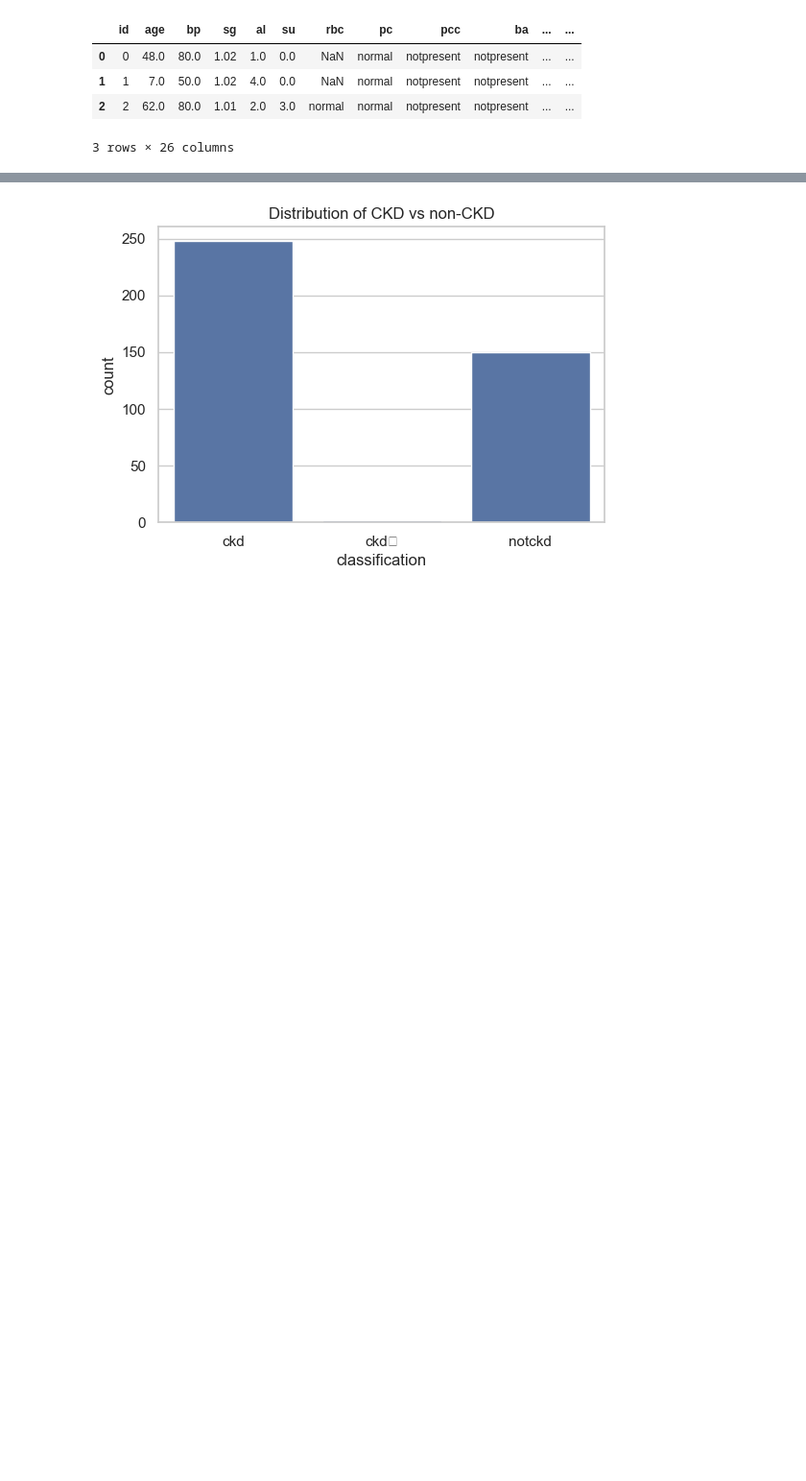
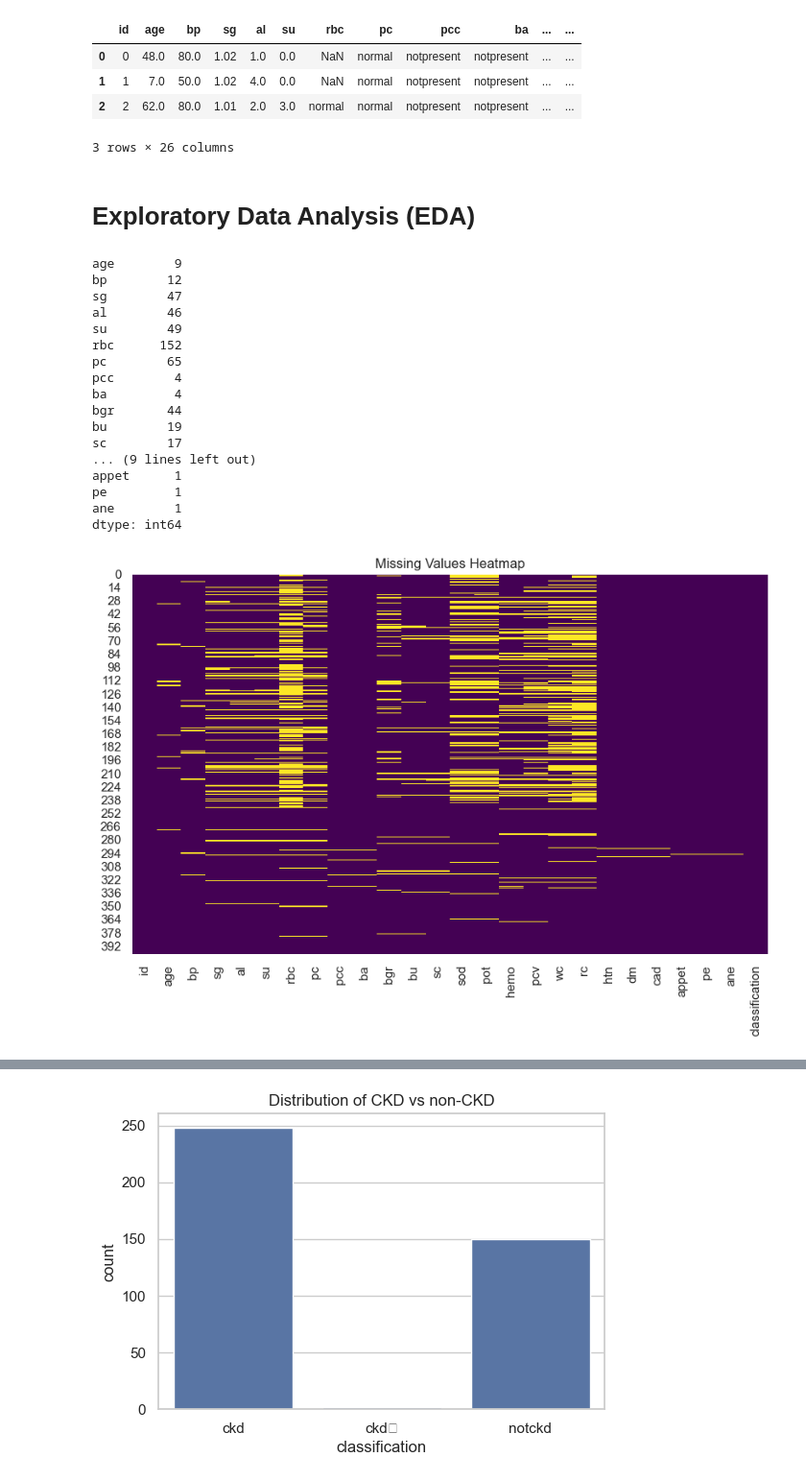
Before and after one commit to Blacksujit/Health-Assesement-Tool, a Jupyter notebook: Kidney Disease/Health_care.ipynb, the cells around one changed output, grey strips where cells are left out. Shown at 96% size. Saved outputs shown, nothing was run; the diff lists cells and outputs as text; code cells hidden in the pictures; blank space fills up the shorter version.

```diff
--- a/Kidney Disease/Health_care.ipynb
+++ b/Kidney Disease/Health_care.ipynb
@@ -193,3 +193,34 @@ import seaborn as sns
 
 # Set plot style
 sns.set(style="whitegrid")
+# %% [markdown]
+# Exploratory Data Analysis (EDA)
+# %%
+# Check for missing values
+missing_values = df.isnull().sum()
+print(missing_values[missing_values > 0])
+
+# Visualize missing values
+plt.figure(figsize=(10,6))
+sns.heatmap(df.isnull(), cbar=False, cmap='viridis')
+plt.title("Missing Values Heatmap")
+plt.show()
+# %% [output]
+age        9
+bp        12
+sg        47
+al        46
+su        49
+rbc      152
+pc        65
+pcc        4
+ba         4
+bgr       44
+bu        19
+sc        17
+... (9 lines left out)
+appet      1
+pe         1
+ane        1
+dtype: int64
+[figure, added]
```
Also changed, not shown: parts of 69 cells of this notebook, 2 other files.
